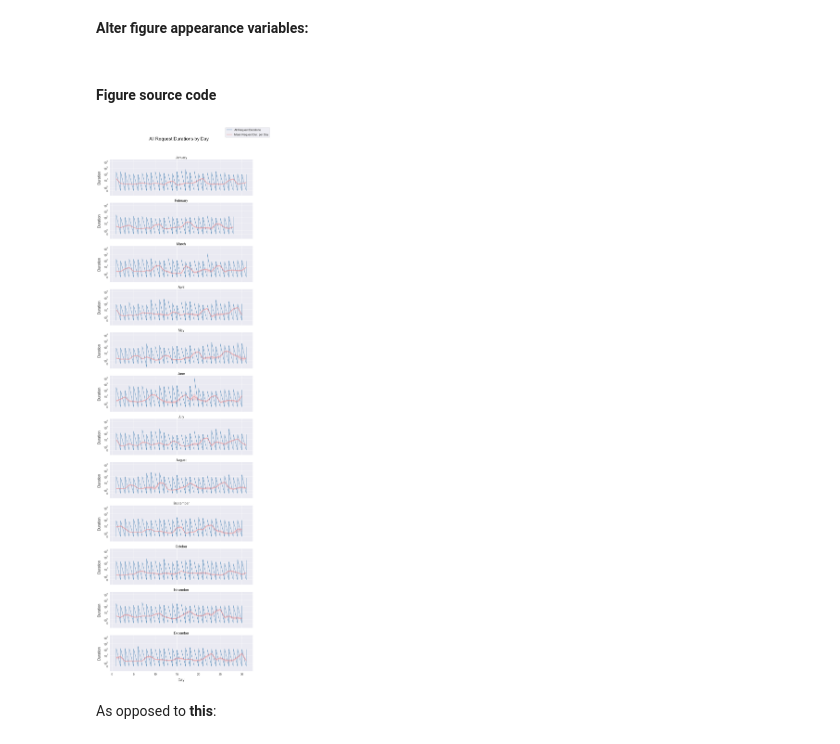
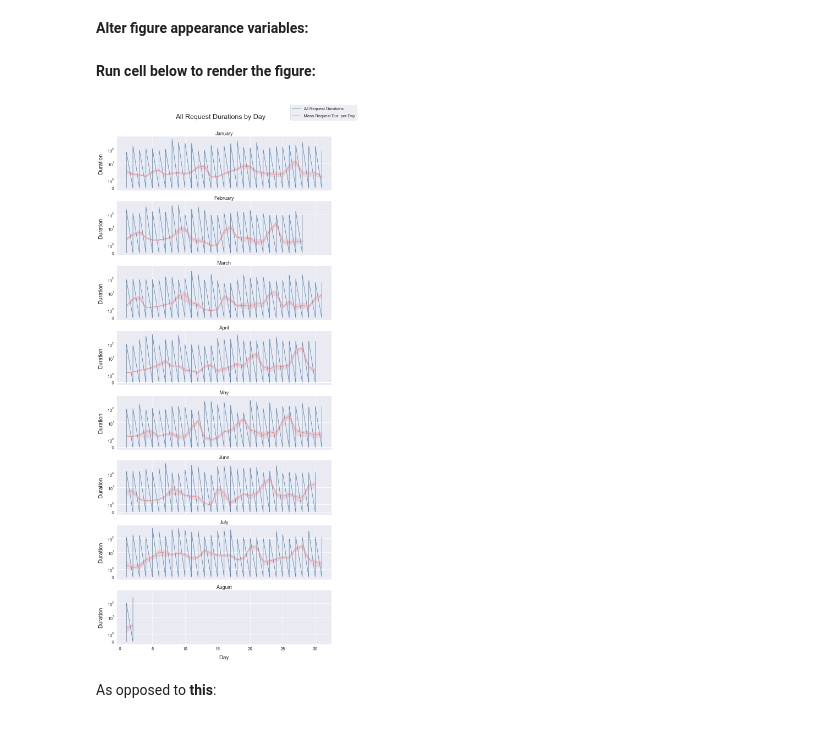
Before and after one commit to leilanihagen/interject-datacell-request-time-data-exploration, a Jupyter notebook: datacell_request_time_v2.ipynb, the cells around one changed output. Cells and saved outputs as stored; diff of their text form; code cells hidden in the pictures.

Commit message:
Adding data pulling functions to all sections

```diff
--- a/datacell_request_time_v2.ipynb
+++ b/datacell_request_time_v2.ipynb
@@ -292,7 +296,7 @@ def place_month_names_on_axes(is_single_axes: bool, loc_str: str, font_size: int
     else:
         for month in range(len(axes_arr)):
             # Extract the two characters that will contain the number:
-            this_month_str = (axes[month].get_title())[-4] + (axes[month].get_title())[-3]
+            this_month_str = (axes[month].get_title())[-2] + (axes[month].get_title())[-1]
             # If the letter at position -4 from get_title() is a space, then it must have been a single-digit number in the name,
             # so extract it:
             if this_month_str[0] == ' ':
@@ -313,7 +317,7 @@ def set_year_name_axes_titles(axes_arr, dataframe, loc_str):
 # %% [markdown]
 ## Data filtration functions:
 # %%
-def drop_weekends(dataframe: pd.DataFrame) -> pd.DataFrame:
+def get_df_no_weekends(dataframe: pd.DataFrame) -> pd.DataFrame:
     '''
     Takes a dataframe (must contain a 'Weekday' column containing strings with weekday names) and returns a copy
     of that dataframe without any records observed on a weekend.
@@ -359,2 +371,11 @@ def prep_data_1(base_data_w_dates: pd.DataFrame, year: int, exclude_weekends: bo
+# %%
+def prep_data_1_1(year: int, exclude_weekends: bool) -> pd.DataFrame:
+
+    df_1_1 = reload_requests_dates_dataframe(2019, 2019)
+
+    if (exclude_weekends):
+        df_1_1 = drop_weekends(df_1_1)
+
+    return df_1_1
 # %% [markdown]
 **Load or reload data:**
@@ -369 +382,6 @@ MemoryError:
+# %%
+requests_1yr = prep_data_1_1(
+    year=2019,
+    exclude_weekends=False
+)
 # %%
@@ -381,5 +399,3 @@ all_requests_year.head()
 # %%
 all_data_line_color_1_1 = 'steelblue'
 mean_data_line_color_1_1 = 'lightcoral'
-# %% [markdown]
-#### Figure source code
@@ -388,37 +402,41 @@ import seaborn as sns
+# %% [markdown]
+**Run cell below to render the figure:**
 # %%
+import seaborn as sns
+
 sns.set(style='darkgrid')
 
-month_grid = sns.FacetGrid(all_requests_year, row='Month', height=3.5, aspect=4, legend_out=True)
+month_grid = sns.FacetGrid(requests_1yr, row='Month', height=3.5, aspect=4, legend_out=True)
 
 # All observations:
 month_grid.map(sns.lineplot, 'Day', 'Duration', estimator=None, color=all_data_line_color_1_1)
 # Mean for each day:
 month_grid.map(sns.lineplot, 'Day', 'Duration', estimator='mean', color=mean_data_line_color_1_1)
 
 # Set figure aesthetics:
 
 month_grid.fig.suptitle('All Request Durations by Day', fontsize=25)
 
 month_grid.set_ylabels('Duration', fontsize=20, labelpad=15)
 month_grid.set_xlabels('Day', fontsize=20, labelpad=15)
 
 axes = month_grid.axes.flatten() # Numpy flatten 2D array of axes to array or 1D rows.
 place_month_names_on_axes(is_single_axes=False, axes_arr=axes, loc_str='center', font_size=18)
 
 month_grid.set(yscale='symlog')  # Retain zero values
 # ax.set_ylim(bottom=-0.25)  # 0 doesn't work...
 
 # Settings that need to be applied to each axis:
 for i in range(len(axes)):
     axes[i].tick_params(axis='both', which='major', labelsize=15)
 
 # Set a figure-level legend with the lines (0 and 1) from the first ([0]) Axes (can do this b/c because all Axes have the same two lines):
 month_grid.fig.legend(handles=(axes[0].lines[0], axes[0].lines[1]), labels=('All Request Durations', 'Mean Request Dur. per Day'), borderpad=0.5, labelspacing=0.8, fontsize=15, loc='upper right')
 
 month_grid.fig.subplots_adjust(top=0.939, left=0.125, right=0.9, hspace=0.2, wspace=0.2)  # These are magic numbers, do not adjust.
 
 # month_grid.add_legend(['All Request Durations', 'Mean Request Dur. per Day'])
 
 # month_grid.set_xticklabels('')
 # %% [output]
-[figure, old version]
+[figure, new version]
```
Also changed, not shown: parts of 45 cells of this notebook.
